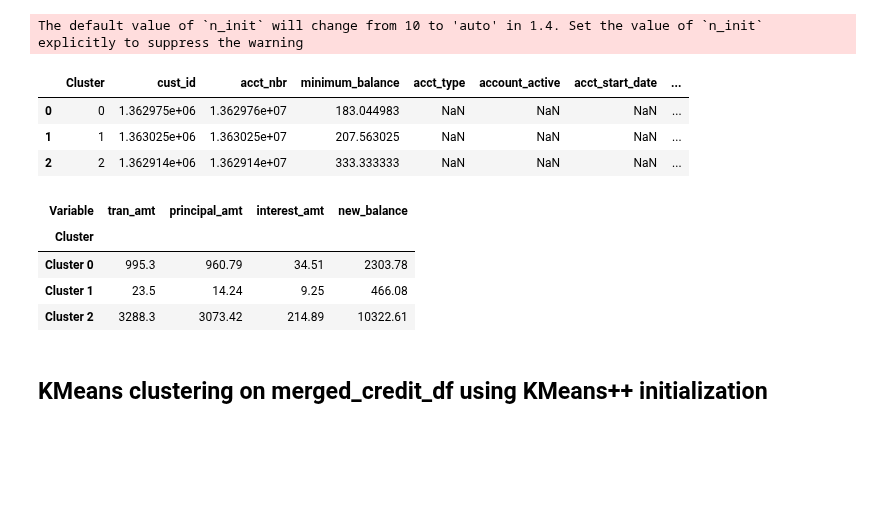
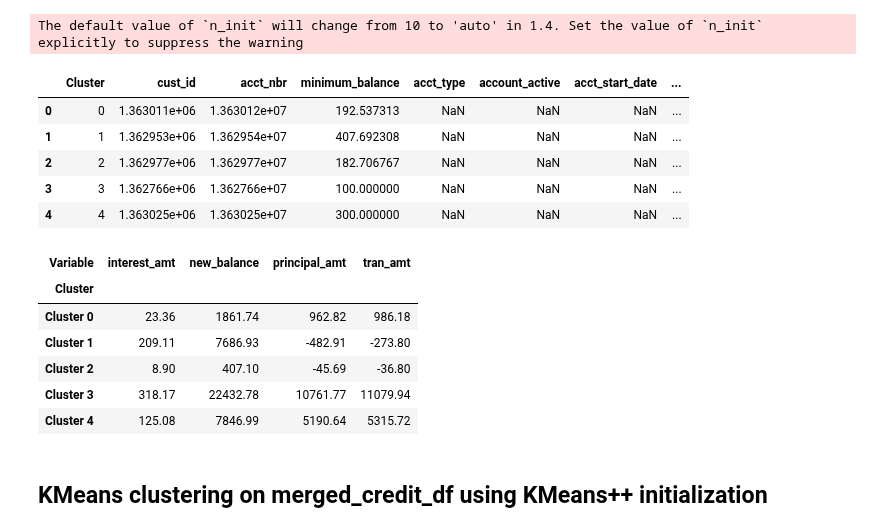
Before and after one commit to btmarsh6/mini-project-III, a Jupyter notebook: Brittany_Good_Clusters.ipynb, the cells around one changed output. Saved outputs shown, nothing was run; the diff lists cells and outputs as text; code cells hidden in the pictures; blank space fills up the shorter version.

```diff
--- a/Brittany_Good_Clusters.ipynb
+++ b/Brittany_Good_Clusters.ipynb
@@ -361,7 +368,7 @@ scaler = StandardScaler()
 X_scaled = scaler.fit_transform(X)
 
 # Apply K-means with 3 clusters
-kmeans = KMeans(n_clusters=3)
+kmeans = KMeans(n_clusters=5)
 cluster_labels = kmeans.fit_predict(X_scaled)
 
 # Apply PCA with 2 components
@@ -369,14 +376,15 @@ pca = PCA(n_components=2)
 X_pca = pca.fit_transform(X_scaled)
 
 # Create a scatter plot of the transformed data with cluster labels
-colors = ['#188193', '#a5978a', '#555653']
-for i in range(3):
+colors = ['#188193', '#a5978a', '#555653', '#CC6677', '#117733']
+for i in range(5):
     cluster_i = (cluster_labels == i)[:X_pca.shape[0]]
     plt.scatter(X_pca[cluster_i, 0], X_pca[cluster_i, 1], s=20, c=colors[i], label='Cluster '+str(i))
 
 plt.xlabel('PC1')
 plt.ylabel('PC2')
 plt.legend()
+plt.savefig('savings_PCA_clusters.png')
 plt.show()
 # %% [output]
 The default value of `n_init` will change from 10 to 'auto' in 1.4. Set the value of `n_init` explicitly to suppress the warning
@@ -429,8 +432,8 @@ X = savings_copy.iloc[:, 10:14]
 scaler = StandardScaler()
 X_scaled = scaler.fit_transform(X)
 
-# Fit KMeans model with 3 clusters and kmeans++ initialization
-kmeans = KMeans(n_clusters=3)
+# Fit KMeans model with 5 clusters and kmeans++ initialization
+kmeans = KMeans(n_clusters=5)
 kmeans.fit(X)
 
 # Get the cluster labels
@@ -463,12 +466,14 @@ savings_clustered = savings_clustered.rename(columns={'cluster_labels': 'Cluster
 savings_clustered
 # %% [output]
 |  | Cluster | cust_id | acct_nbr | minimum_balance | acct_type | account_active | acct_start_date | ... |
-| 0 | 0 | 1.362975e+06 | 1.362976e+07 | 183.044983 | NaN | NaN | NaN | ... |
-| 1 | 1 | 1.363025e+06 | 1.363025e+07 | 207.563025 | NaN | NaN | NaN | ... |
-| 2 | 2 | 1.362914e+06 | 1.362914e+07 | 333.333333 | NaN | NaN | NaN | ... |
+| 0 | 0 | 1.363011e+06 | 1.363012e+07 | 192.537313 | NaN | NaN | NaN | ... |
+| 1 | 1 | 1.362953e+06 | 1.362954e+07 | 407.692308 | NaN | NaN | NaN | ... |
+| 2 | 2 | 1.362977e+06 | 1.362977e+07 | 182.706767 | NaN | NaN | NaN | ... |
+| 3 | 3 | 1.362766e+06 | 1.362766e+07 | 100.000000 | NaN | NaN | NaN | ... |
+| 4 | 4 | 1.363025e+06 | 1.363025e+07 | 300.000000 | NaN | NaN | NaN | ... |
 # %%
 # Define the categories and their labels for the radar chart
-categories = savings_copy.columns[10:14].tolist()
+categories = categories = ['interest_amt', 'new_balance', 'principal_amt', 'tran_amt']
 
 # Plot the radar chart
 fig = go.Figure()
@@ -492,31 +497,33 @@ fig.update_layout(
   showlegend=True,
   title='Radar Chart of Cluster Attributes'
 )
-
+fig.write_image("savings_radar_chart.png")
 fig.show()
 # %%
 # Create a dictionary to store the correlation coefficients for each variable in each cluster
 r_values = {}
 for i in cluster_means.index:
     r_values[f"Cluster {i}"] = {}
     for var in categories:
         r = cluster_means.loc[i, var]
         r_values[f"Cluster {i}"][var] = r
 
 # Create a pandas dataframe to display the correlation coefficients in a table
-savings_rvalue = pd.DataFrame(r_values).T
-savings_rvalue = df_r.applymap(lambda x: round(x, 2))
-savings_rvalue.index.name = "Cluster"
-savings_rvalue.columns.name = "Variable"
+credit_rvalue = pd.DataFrame(r_values).T
+credit_rvalue = credit_rvalue.applymap(lambda x: round(x, 2))
+credit_rvalue.index.name = "Cluster"
+credit_rvalue.columns.name = "Variable"
 
 # Display the dataframe
-savings_rvalue
+credit_rvalue
 # %% [output]
-| Variable | tran_amt | principal_amt | interest_amt | new_balance |
+| Variable | interest_amt | new_balance | principal_amt | tran_amt |
 | Cluster |  |  |  |  |
-| Cluster 0 | 995.3 | 960.79 | 34.51 | 2303.78 |
-| Cluster 1 | 23.5 | 14.24 | 9.25 | 466.08 |
-| Cluster 2 | 3288.3 | 3073.42 | 214.89 | 10322.61 |
+| Cluster 0 | 23.36 | 1861.74 | 962.82 | 986.18 |
+| Cluster 1 | 209.11 | 7686.93 | -482.91 | -273.80 |
+| Cluster 2 | 8.90 | 407.10 | -45.69 | -36.80 |
+| Cluster 3 | 318.17 | 22432.78 | 10761.77 | 11079.94 |
+| Cluster 4 | 125.08 | 7846.99 | 5190.64 | 5315.72 |
 # %% [markdown]
 ## KMeans clustering on merged_credit_df using KMeans++ initialization
 # %%
```
Also changed, not shown: parts of 17 cells of this notebook, 9 other files.
